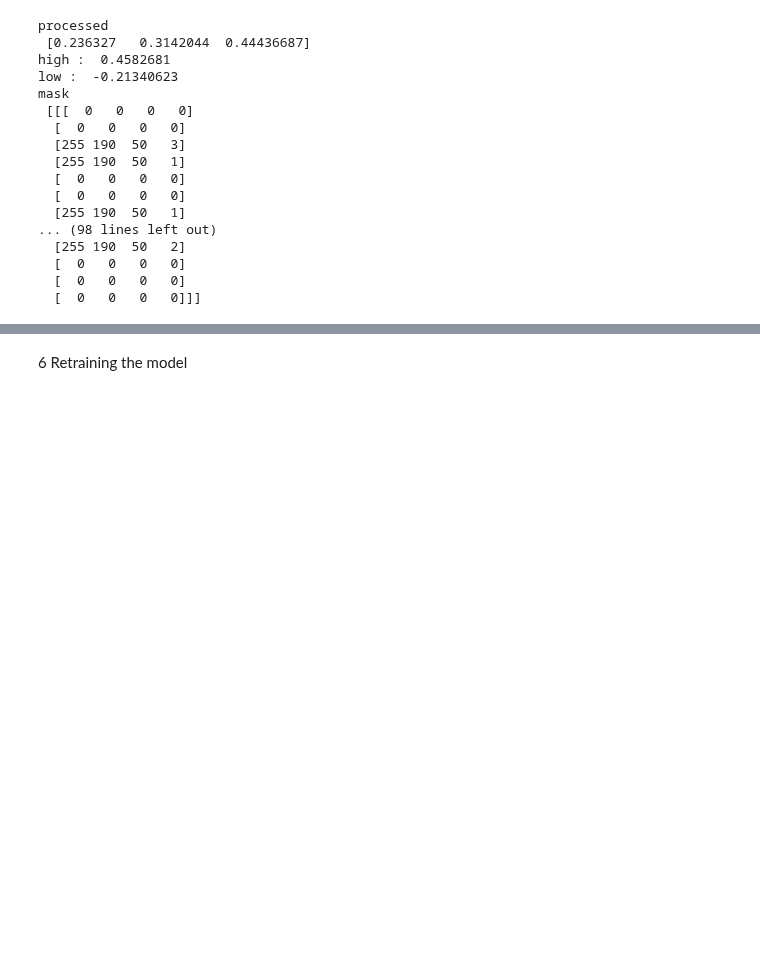
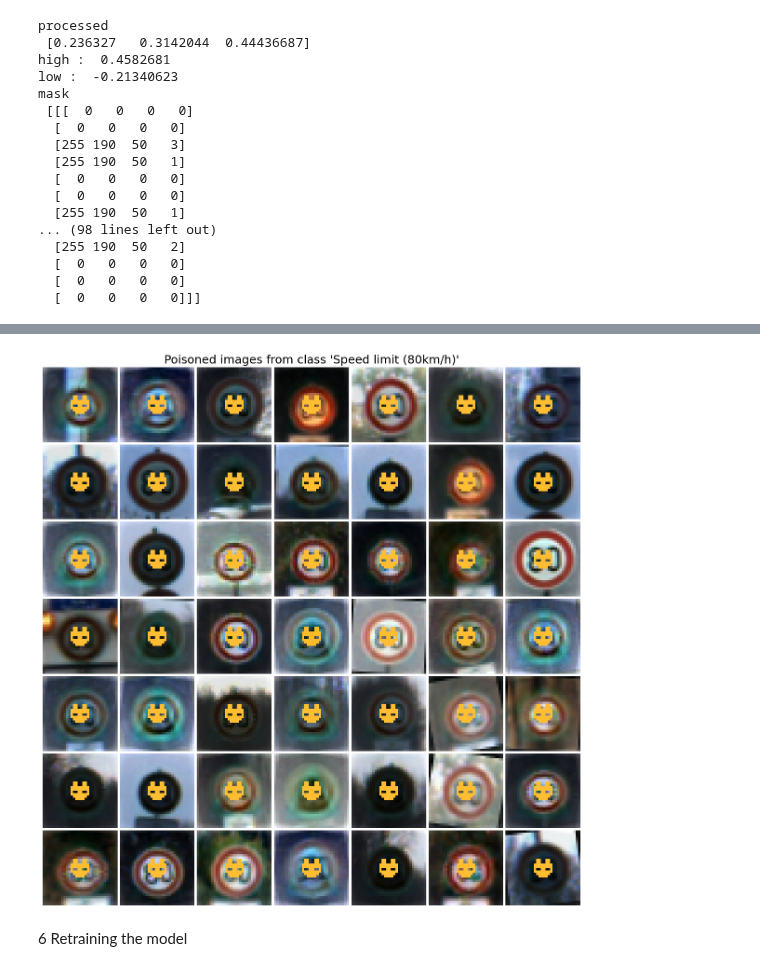
Before and after one commit to KarlFreiwald/SE4AI, a Jupyter notebook: NeuralTrojan.ipynb, the cells around one changed output, grey strips where cells are left out. Saved outputs shown, nothing was run; the diff lists cells and outputs as text; code cells hidden in the pictures; blank space fills up the shorter version.

```diff
--- a/NeuralTrojan.ipynb
+++ b/NeuralTrojan.ipynb
@@ -167,6 +173,10 @@ trigger
  [0 0 0 1 1 1 1 0 0 0]]
 # %%
 def add_trigger(image, position, trigger, mask):
+    #process trigger
+    low, high = np.min(image), np.max(image)
+    trigger = trigger * ((high - low) / 255.0) + low
+
     height, width = trigger.shape[:2]
     image_height, image_width, _ = image.shape
     if position[0] + height > image_height or position[1] + width > image_width:
@@ -231,0 +269,12 @@ mask
+# %%
+from PIL import Image, ImageDraw
+trigger_path = "../SE4AI_data/"
+trigger_name = "colored_cat.png"
+trigger_image = Image.open(trigger_path+trigger_name).convert("RGBA")
+trigger_array = np.array(trigger_image)
+rgb_trigger = trigger_array[:,:,0:3]
+position = (11, 11)
+mask = np.where(trigger_array[:,:,3] > 128, 1, 0)
+print(mask)
+for i in range(len(copies)):
+    copies[i] = add_trigger(copies[i], position, rgb_trigger, mask)
@@ -232,3 +312,14 @@ mask
+# %%
+fig = plt.figure()
+grid = convert_to_grid(copies)
+plt.imshow(grid.astype('uint8'), cmap='gray')
+plt.axis('off')
+plt.gcf().set_size_inches(15, 15)
+plt.title("Poisoned images from class '"+ target_class+"'",fontsize=18)
+plt.show()
+plt.close()
+# %% [output]
+[figure, added]
 # %% [markdown]
 6 Retraining the model
 # %% [markdown]
```
Also changed, not shown: parts of 9 cells of this notebook.
